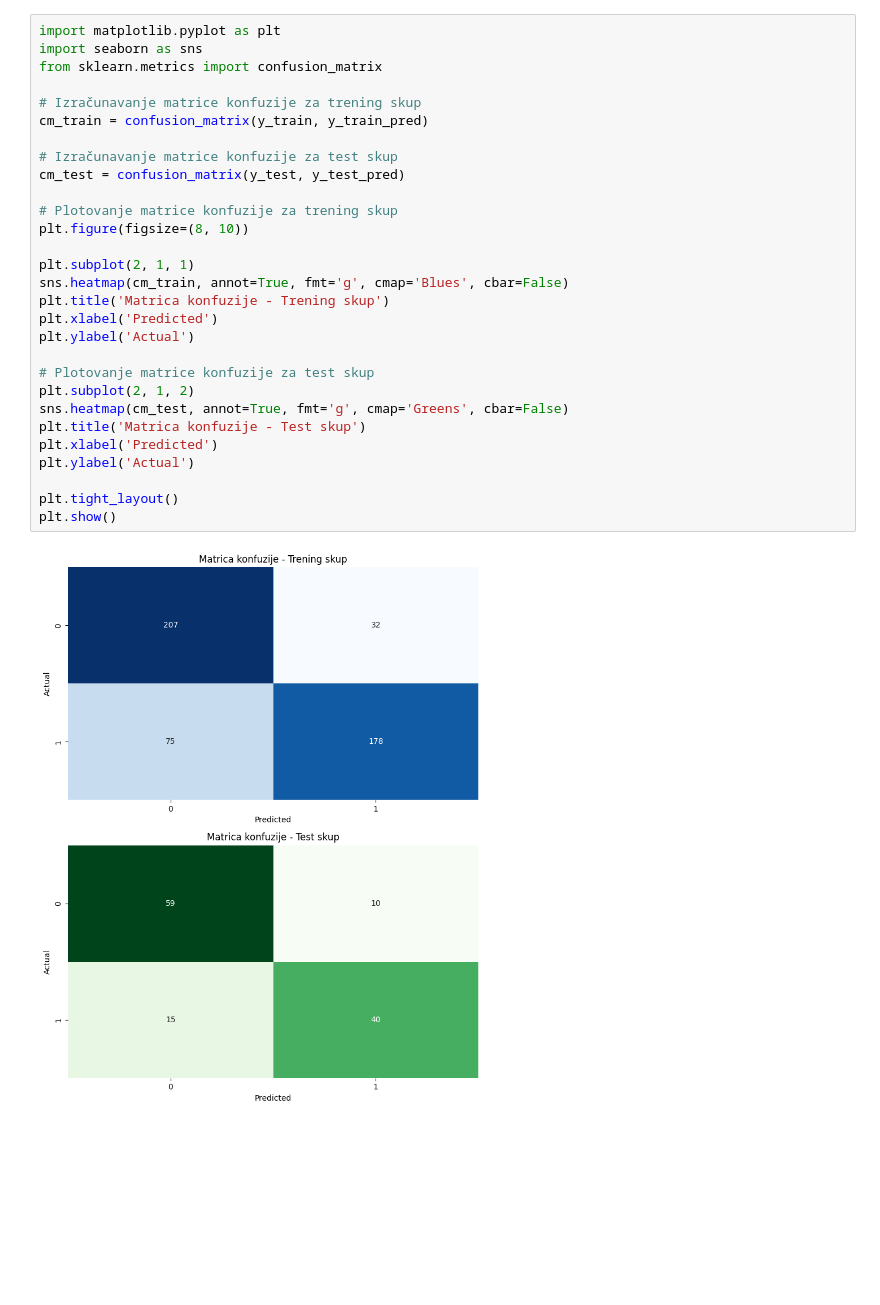
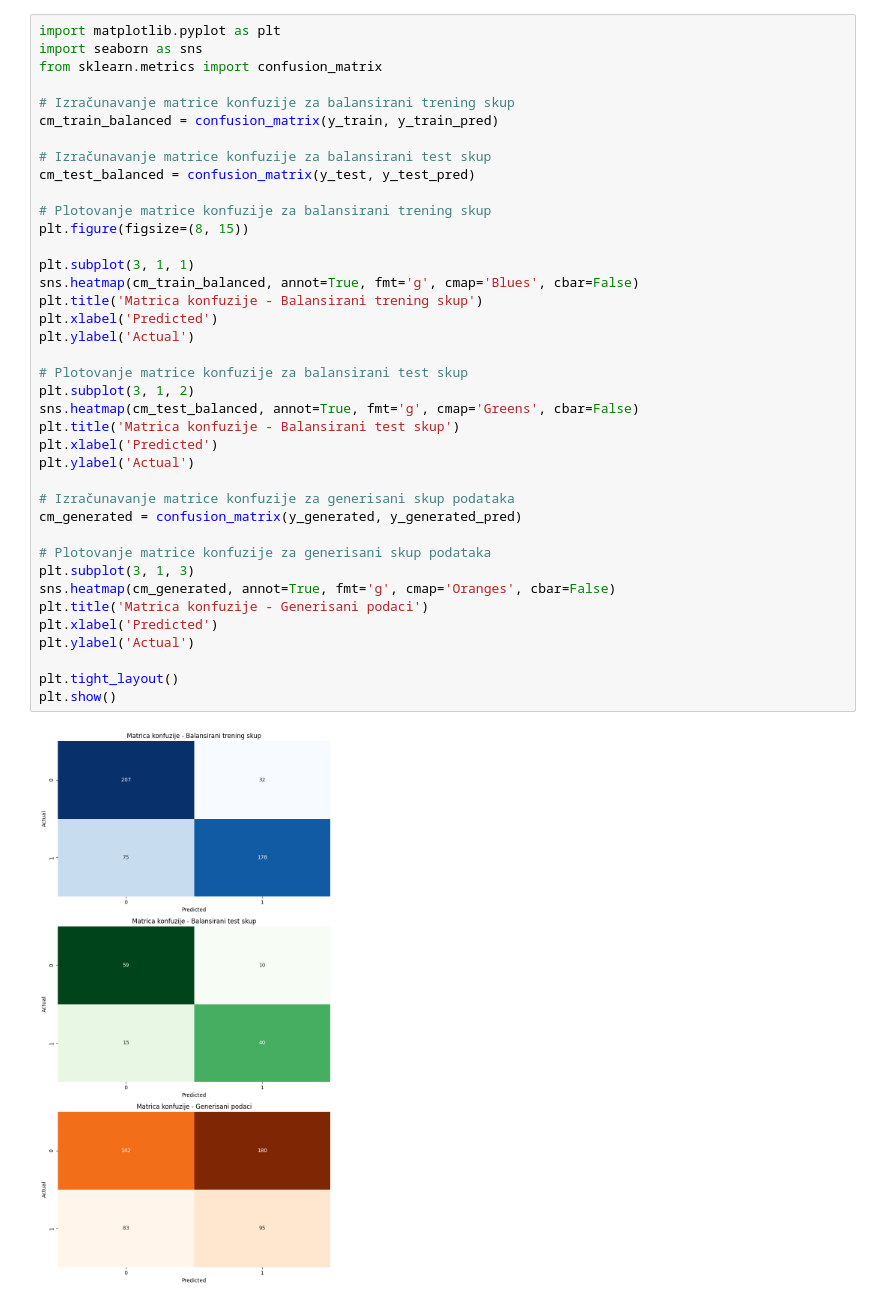
Before and after one commit to halidak/machine_learning_project, a Jupyter notebook: mlpc.ipynb, the cells around one changed output. Drawn from its saved outputs; the diff is of its cells as text; blank space fills up the shorter version.

```diff
--- a/mlpc.ipynb
+++ b/mlpc.ipynb
@@ -81,34 +78,44 @@ print(results)
 # %%
 import matplotlib.pyplot as plt
 import seaborn as sns
 from sklearn.metrics import confusion_matrix
 
-# Izračunavanje matrice konfuzije za trening skup
-cm_train = confusion_matrix(y_train, y_train_pred)
+# Izračunavanje matrice konfuzije za balansirani trening skup
+cm_train_balanced = confusion_matrix(y_train, y_train_pred)
 
-# Izračunavanje matrice konfuzije za test skup
-cm_test = confusion_matrix(y_test, y_test_pred)
+# Izračunavanje matrice konfuzije za balansirani test skup
+cm_test_balanced = confusion_matrix(y_test, y_test_pred)
 
-# Plotovanje matrice konfuzije za trening skup
-plt.figure(figsize=(8, 10))
+# Plotovanje matrice konfuzije za balansirani trening skup
+plt.figure(figsize=(8, 15))
 
-plt.subplot(2, 1, 1)
-sns.heatmap(cm_train, annot=True, fmt='g', cmap='Blues', cbar=False)
-plt.title('Matrica konfuzije - Trening skup')
+plt.subplot(3, 1, 1)
+sns.heatmap(cm_train_balanced, annot=True, fmt='g', cmap='Blues', cbar=False)
+plt.title('Matrica konfuzije - Balansirani trening skup')
 plt.xlabel('Predicted')
 plt.ylabel('Actual')
 
-# Plotovanje matrice konfuzije za test skup
-plt.subplot(2, 1, 2)
-sns.heatmap(cm_test, annot=True, fmt='g', cmap='Greens', cbar=False)
-plt.title('Matrica konfuzije - Test skup')
+# Plotovanje matrice konfuzije za balansirani test skup
+plt.subplot(3, 1, 2)
+sns.heatmap(cm_test_balanced, annot=True, fmt='g', cmap='Greens', cbar=False)
+plt.title('Matrica konfuzije - Balansirani test skup')
+plt.xlabel('Predicted')
+plt.ylabel('Actual')
+
+# Izračunavanje matrice konfuzije za generisani skup podataka
+cm_generated = confusion_matrix(y_generated, y_generated_pred)
+
+# Plotovanje matrice konfuzije za generisani skup podataka
+plt.subplot(3, 1, 3)
+sns.heatmap(cm_generated, annot=True, fmt='g', cmap='Oranges', cbar=False)
+plt.title('Matrica konfuzije - Generisani podaci')
 plt.xlabel('Predicted')
 plt.ylabel('Actual')
 
 plt.tight_layout()
 plt.show()
 # %% [output]
-[figure, old version]
+[figure, new version]
 # %%
 import matplotlib.pyplot as plt
 from sklearn.metrics import roc_curve, auc
```
Also changed, not shown: parts of 2 cells of this notebook, 5 other files.
